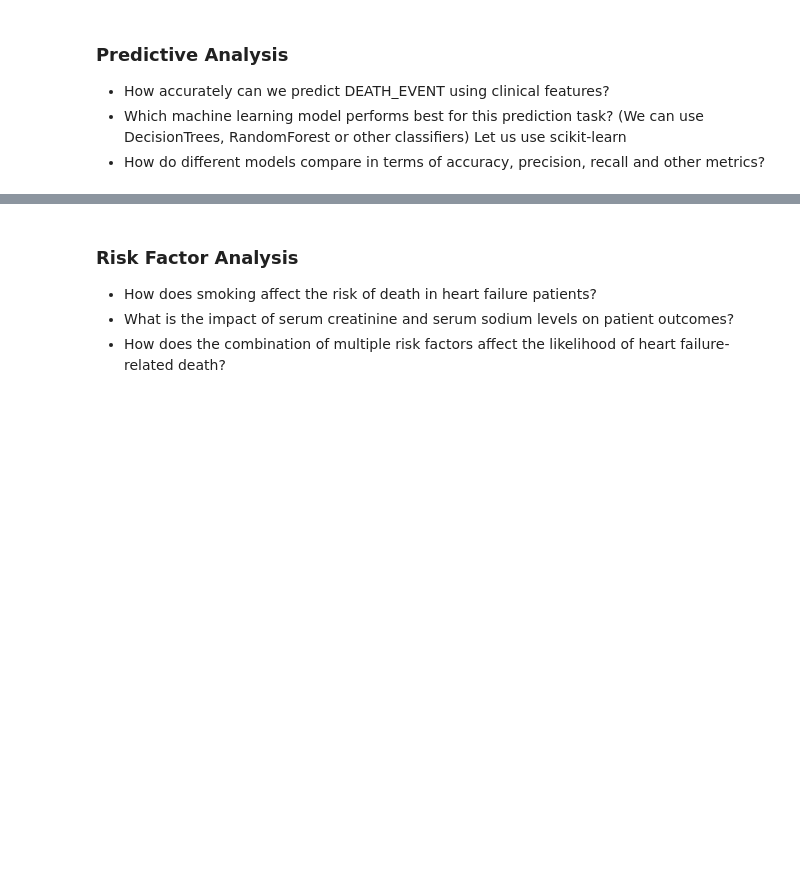
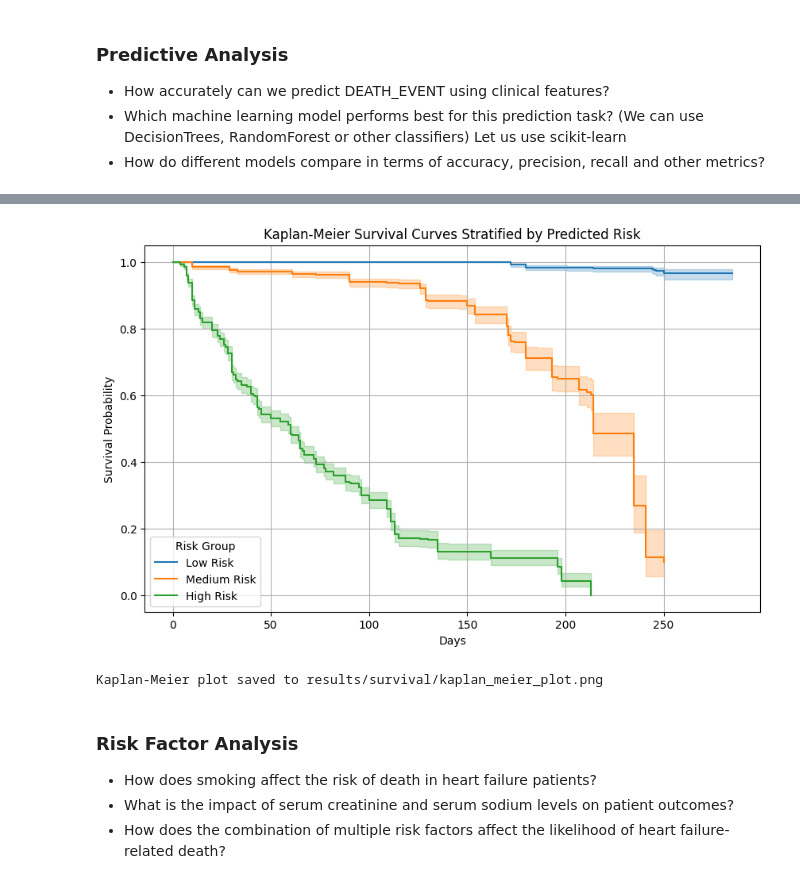
Before and after one commit to HeartPredict/HeartPredict, a Jupyter notebook: notebook/heart_predict.ipynb, the cells around one changed output, grey strips where cells are left out. Saved outputs shown, nothing was run; the diff lists cells and outputs as text; code cells hidden in the pictures; blank space fills up the shorter version.

Commit message:
add survival analysis notebook section

```diff
--- a/notebook/heart_predict.ipynb
+++ b/notebook/heart_predict.ipynb
@@ -12,3 +19,7 @@ and is licensed under CC0; made available under [this URL](https://www.kaggle.co
+# %%
+seed = 42
+project_data = ProjectData(Path("../data/heart_failure_clinical_records.csv"))
+ml_data = MLData(project_data, 0.2, seed)
 # %% [markdown]
 ### Descriptive Analysis
 
@@ -42,3 +58,11 @@ and is licensed under CC0; made available under [this URL](https://www.kaggle.co
+# %%
+regressor = "../results/trained_models/regressor/LogisticRegression_model_42.joblib"
+
+survival_backend = SurvivalBackend(ml_data)
+survival_backend.create_kaplan_meier_plot_for(regressor, show_plot=True)
+# %% [output]
+[figure, added]
+Kaplan-Meier plot saved to results/survival/kaplan_meier_plot.png
 # %% [markdown]
 ### Risk Factor Analysis
 
```
Also changed, not shown: parts of 2 cells of this notebook, 1 other file.
